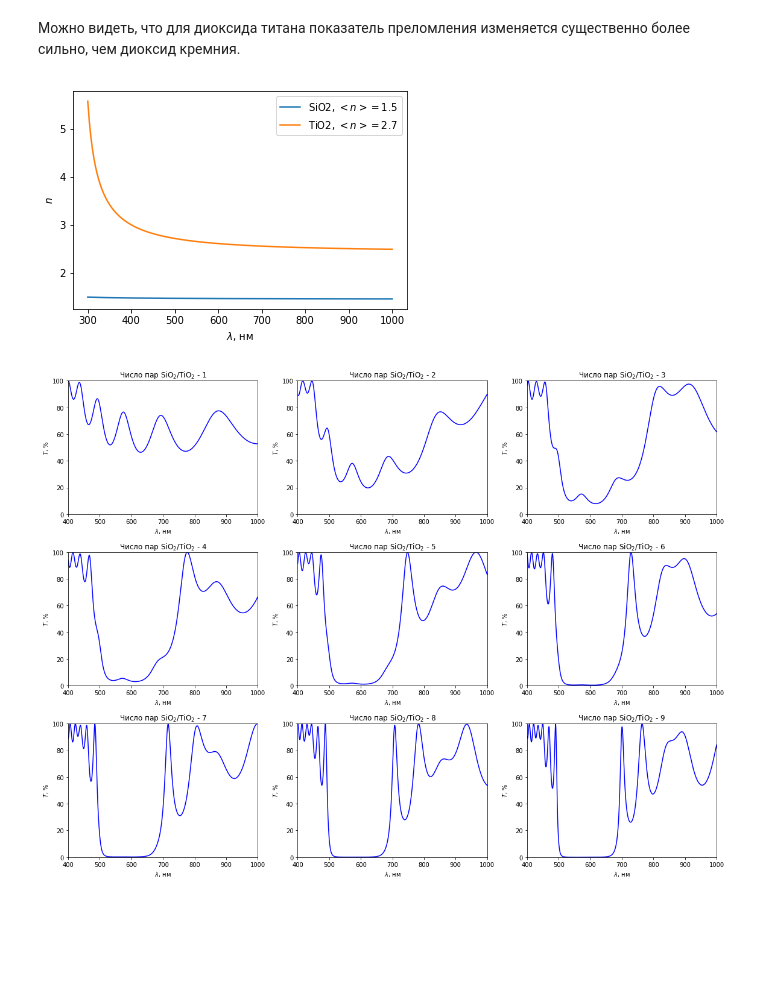
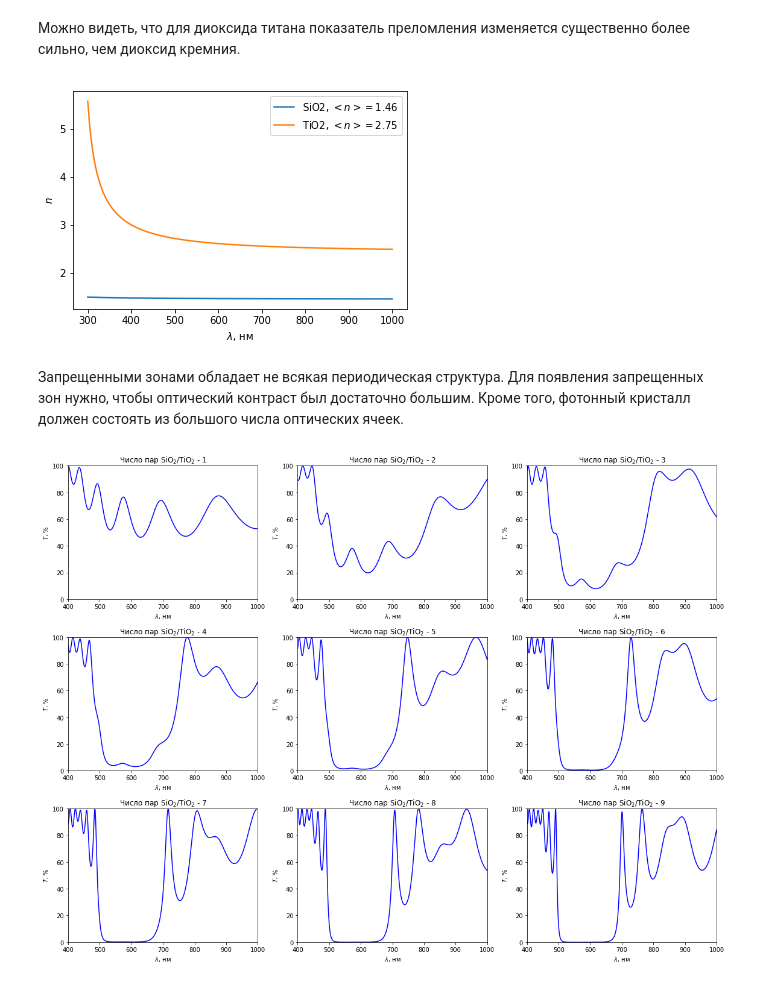
Before and after one commit to nanomaterials/course, a Jupyter notebook: 09_-_2D_Nanomaterials/02_Photonic_crystals.ipynb, the cells around one changed output. Saved outputs shown, nothing was run; the diff lists cells and outputs as text; code cells hidden in the pictures; blank space fills up the shorter version.

Commit message:
Дополнения теории и ЛР по фотонным кристаллам

```diff
--- a/09_-_2D_Nanomaterials/02_Photonic_crystals.ipynb
+++ b/09_-_2D_Nanomaterials/02_Photonic_crystals.ipynb
@@ -191,19 +201,21 @@ $$d_1 = \dfrac{l\lambda}{2n_1}, d_2 = \dfrac{m\lambda}{2n_2}.$$
 # %%
 %matplotlib inline
 from matrix_spectra import *
 
 wavelengths = np.linspace(0.3, 1.0, num=1000)
 materials = ['SiO2', 'TiO2']
 
 for material in materials:
-    plt.plot(wavelengths*1000, n(material, wavelengths), label='{0}, $<n> = {1:.1f}$'.format(material, n(material, wavelengths).mean()))
+    plt.plot(wavelengths*1000, n(material, wavelengths), label='{0}, $<n> = {1:.2f}$'.format(material, n(material, wavelengths).mean()))
 
 plt.xlabel('$\lambda$, нм')
 plt.ylabel('$n$')
 plt.legend()
 plt.show()
 # %% [output]
-[figure, old version]
+[figure, new version]
+# %% [markdown]
+Запрещенными зонами обладает не всякая периодическая структура. Для появления запрещенных зон нужно, чтобы оптический контраст был достаточно большим. Кроме того, фотонный кристалл должен состоять из большого числа оптических ячеек.
 # %%
 plt.figure(figsize=(16,12))
 
```
Also changed, not shown: parts of 5 cells of this notebook.
